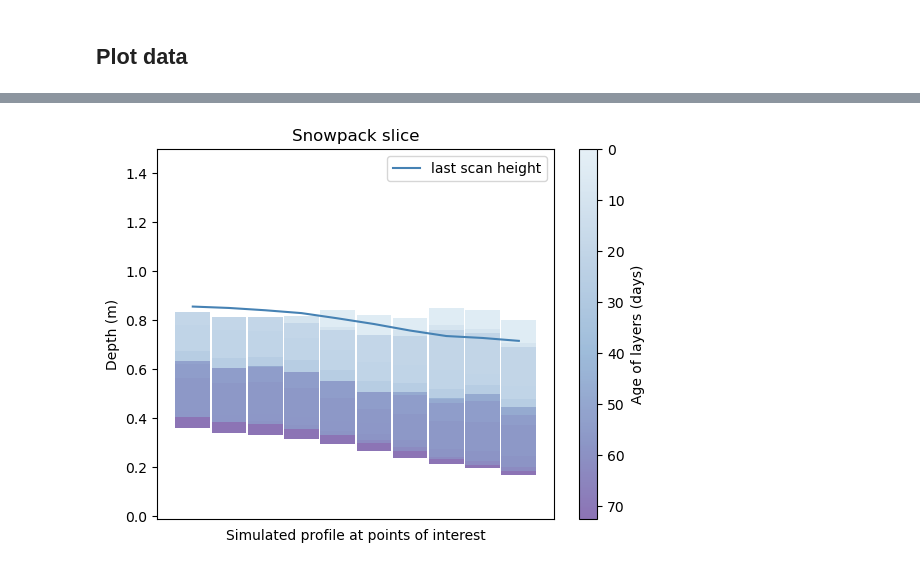
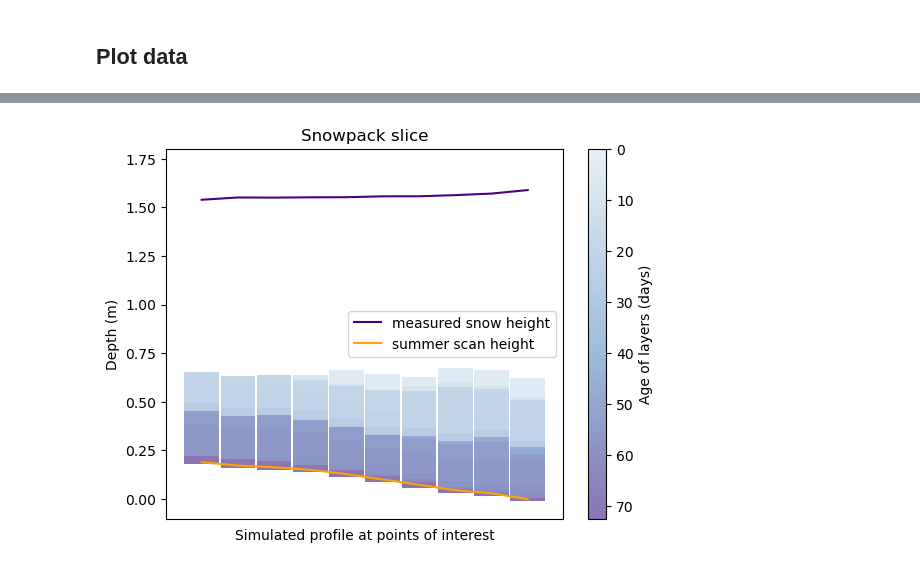
Before and after one commit to Mathilde-Bnt/MB_little_awk, a Jupyter notebook: finalized/23-Artificial_snowpit_figure.ipynb, the cells around one changed output, grey strips where cells are left out. Cells and saved outputs as stored; diff of their text form; code cells hidden in the pictures.

Commit message:
Plot summer and end surfaces on snowpit fig

```diff
--- a/finalized/23-Artificial_snowpit_figure.ipynb
+++ b/finalized/23-Artificial_snowpit_figure.ipynb
@@ -112,7 +106,13 @@ data_set_used = data_set_used.ffill(dim='time')
 median_space_filtering(data_set_used, 5, x_span=9, y_span=9)
 median_time_filtering(data_set_used, 11)
 
-data_set_used['snow_surface'] = data_set_used['snow_surface'] - data_set_used['snow_surface'].min()
+# Add the summer surface to the dataset
+
+define_summer_surface(data_set_used, start_summer_surface, end_summer_surface)
+
+# Redefine the zero of the dataset
+
+data_set_used['snow_surface'] = data_set_used['snow_surface'] - data_set_used['summer_surface']
 # %% [output]
 ---> Median filtering in space with a window [9, 9]
 ---> Median filtering in time with a window of 11
@@ -260,8 +261,5 @@ for point_nb in range(len(interest_points)):
     x_sel = round(10*(x_coord-data_set_used.x.values[0]))
     y_sel = round(-10*(y_coord-data_set_used.y.values[0]))
 
-    last_scan_heights.append(float(data_set_used['snow_surface'].isel(x=x_sel, y=y_sel).dropna('time').isel(time=-1)))  # + offset_at_each_point[point_nb])
-
-last_scan_heights
-# TODO figure out offset
-# TODO do the same with summer surface scans, figure out referential and UNITS!!
+    last_scan_heights.append(float(data_set_used['snow_surface'].isel(x=x_sel, y=y_sel).dropna('time').isel(time=-1)) - float(data_set_used['summer_surface'].min()))
+    summer_scan_heights.append(float(data_set_used['summer_surface'].isel(x=x_sel, y=y_sel)) - float(data_set_used['summer_surface'].min()))
@@ -280,6 +267,7 @@ last_scan_heights
 # Plot the simulated snowpit
 # TODO add summer surface and last scan height
 # TODO add a warning that last date of dataset is later than snowpit digging date
+# TODO explicit the fact that the zero is defined as the min of the summer surface (relative height)
 
 nb_age_slices = 125
 age_slice_size = round((max(max(age_data))+1) / nb_age_slices)
@@ -294,34 +282,36 @@ color_to_use = []
 
 # Visual parameters
 index = np.arange(len(depth_data[0])) + 0.3
 bar_width = 0.957
 
 # Initialize the vertical-offset for the stacked bar chart.
-y_offset = offset_at_each_point
+# y_offset = offset_at_each_point     # TODO this was the original
+y_offset = np.array(summer_scan_heights) + offset_at_each_point
 
 # Plot bars
 for row in range(len(depth_data)):
     for i in range(len(depth_data[0])):
         color_to_use.append(colors_list[min(int(age_data[row][i]//age_slice_size), len(colors_list)-1)])
     plt.bar(index, depth_data[row], bar_width, bottom=y_offset, color=color_to_use)
     y_offset = y_offset + depth_data[row]
     color_to_use = []
 
-plt.plot(index, last_scan_heights, label='last scan height', c='steelblue')
+plt.plot(index, last_scan_heights, label='measured snow height', c='indigo')
+plt.plot(index, summer_scan_heights, label='summer scan height', c='orange')
 
 # Plot's axes and colorbar
 plt.ylabel("Depth (m)")
-plt.ylim([-0.01, 1.5])
+plt.ylim([-0.1, 1.8])
 plt.xlabel("Simulated profile at points of interest")
 plt.xticks([])
 plt.title('Snowpack slice')
 
 max_age = (max(max(age_data))+1) / 3600 / 24
 cbar = plt.colorbar(matplotlib.cm.ScalarMappable(norm=matplotlib.colors.Normalize(vmin=0, vmax=max_age), cmap=new_cmap), orientation='vertical', label='Age of layers (days)')
 cbar.ax.invert_yaxis()
 
 plt.legend()
 
 plt.show()
 # %% [output]
-[figure, old version]
+[figure, new version]
```
Also changed, not shown: parts of 9 cells of this notebook, 2 other files.
